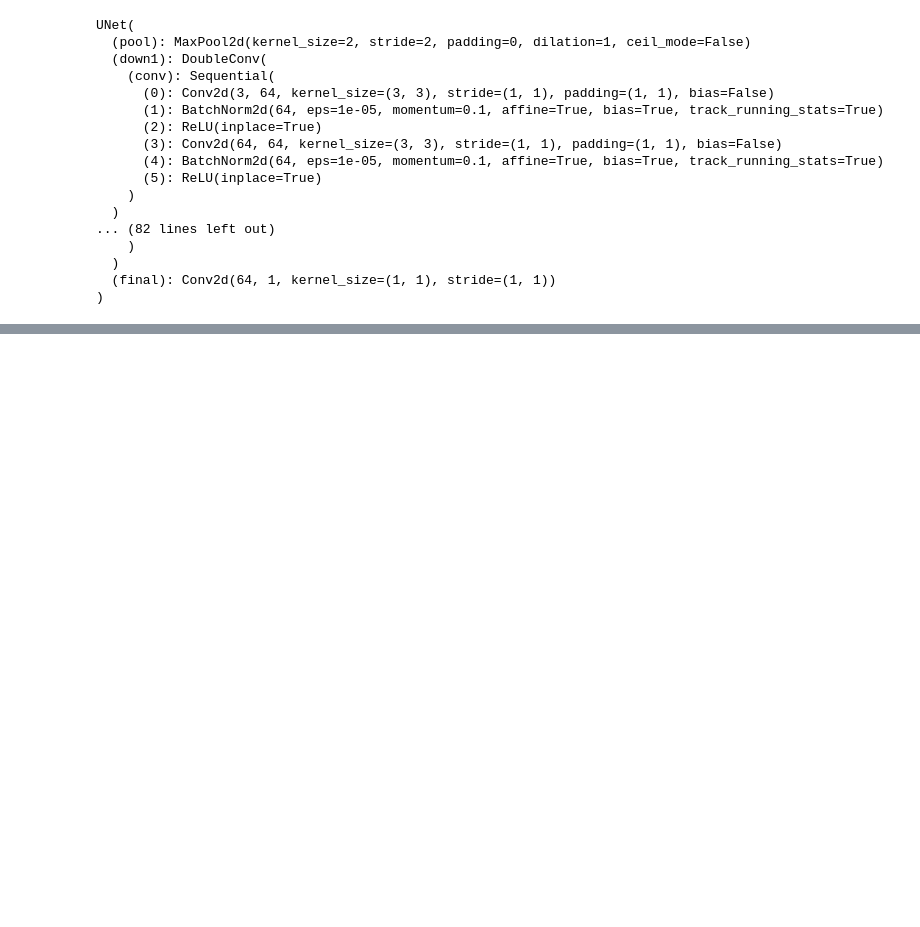
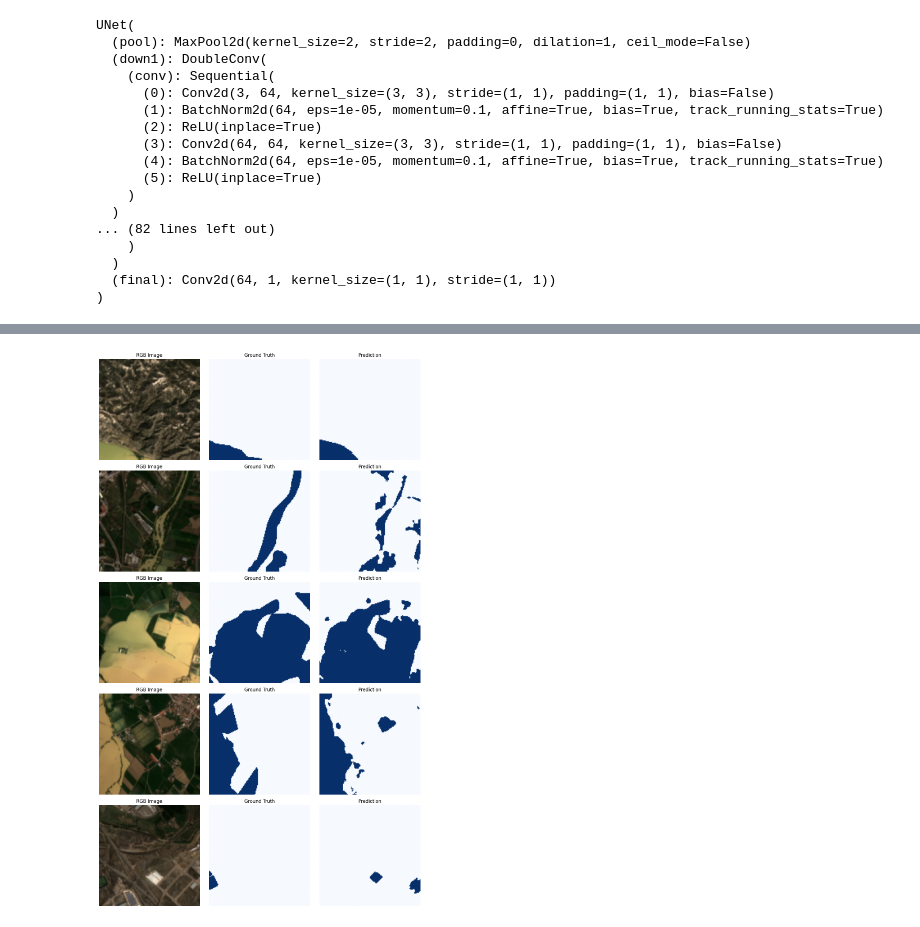
Before and after one commit to krixforge/FusionSAM-Flood-Mapping, a Jupyter notebook: notebooks/02_baseline_unet.ipynb, the cells around one changed output, grey strips where cells are left out. Cells and saved outputs as stored; diff of their text form; code cells hidden in the pictures; blank space fills up the shorter version.

```diff
--- a/notebooks/02_baseline_unet.ipynb
+++ b/notebooks/02_baseline_unet.ipynb
@@ -281,19 +340,18 @@ class FloodDataset(Dataset):
 # %%
 train_dataset = FloodDataset(
     TRAIN_IMAGE_DIR,
-    TRAIN_MASK_DIR
+    TRAIN_MASK_DIR,
+    augment=True
 )
 
 val_dataset = FloodDataset(
     VAL_IMAGE_DIR,
-    VAL_MASK_DIR
+    VAL_MASK_DIR,
+    augment=False
 )
 
 test_dataset = FloodDataset(
     TEST_IMAGE_DIR,
-    TEST_MASK_DIR
+    TEST_MASK_DIR,
+    augment=False
 )
-
-print("Train:", len(train_dataset))
-print("Val  :", len(val_dataset))
-print("Test :", len(test_dataset))
@@ -1220,0 +782,4 @@ visualize_predictions(
+# %%
+CHECKPOINT_PATH = (
+    "../checkpoints/best_unet_weighted_augmented.pth"
+)
@@ -1220,0 +1304,9 @@ visualize_predictions(
+# %%
+visualize_predictions(
+    model,
+    test_dataset,
+    DEVICE,
+    num_samples=5
+)
+# %% [output]
+[figure, added]
```
Also changed, not shown: parts of 49 cells of this notebook, 1 other file.
